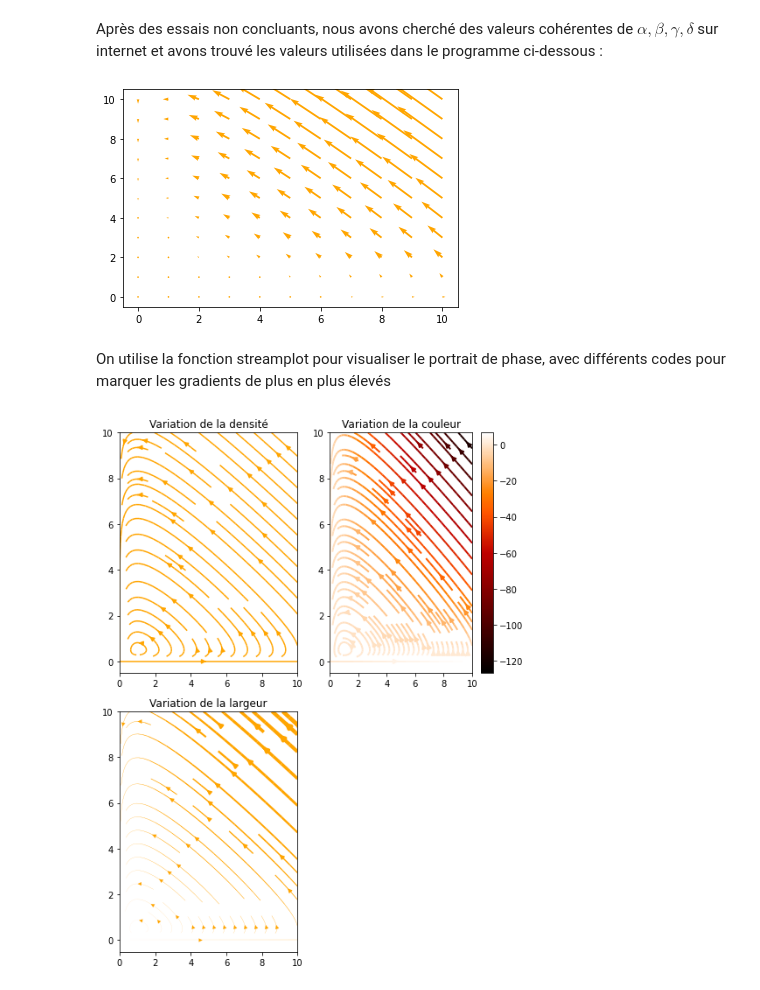
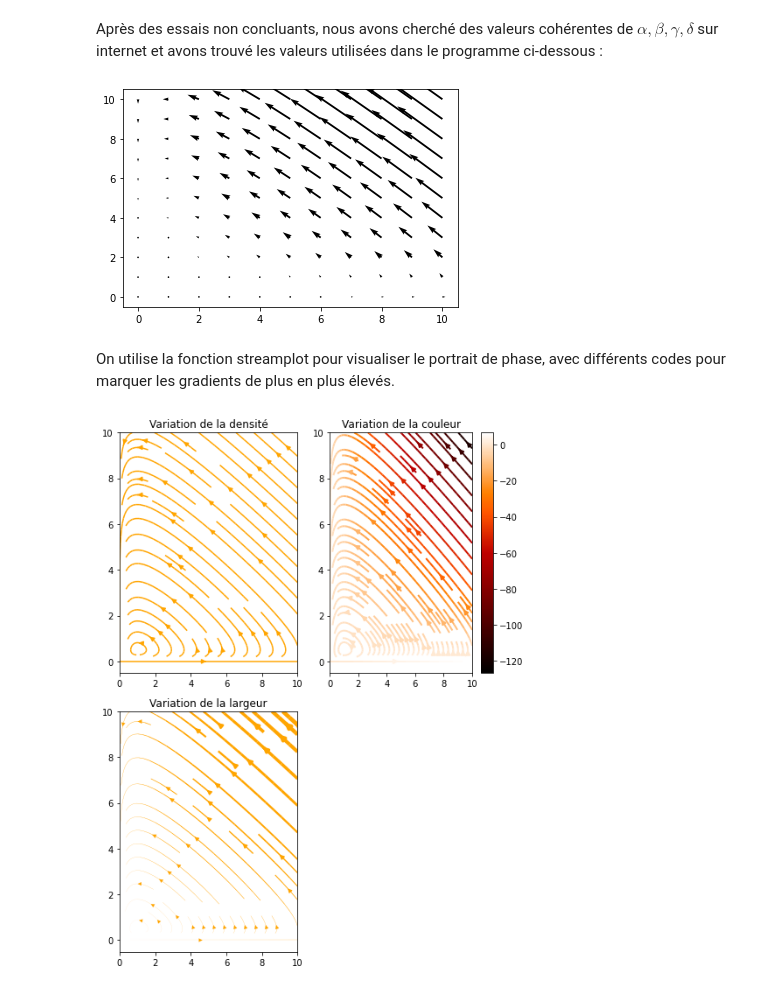
Before and after one commit to MariusMoulle/projet_numerique_2, a Jupyter notebook: notebook_reponse.ipynb, the cells around one changed output. Cells and saved outputs as stored; diff of their text form; code cells hidden in the pictures.

```diff
--- a/notebook_reponse.ipynb
+++ b/notebook_reponse.ipynb
@@ -44,28 +43,28 @@ Après des essais non concluants, nous avons cherché des valeurs cohérentes de
 # %%
 # définition des constantes
 alpha, beta, gamma, delta = 2/3, 4/3, 1, 1
 
 def f(x1, x2):
     return np.array([x1*(alpha - beta*x2), -x2*(gamma - delta*x1)])
 
-def affiche_champ_de_vecteur(limite = 10, couleur = "orange"):
+def affiche_champ_de_vecteur(limite = 10, couleur = "black"):
 
     x = np.linspace(0,limite,limite + 1)
     y = np.linspace(0, limite,limite + 1)
 
 
     X, Y = np.meshgrid(x, y)
     Z = f(X, Y)
 
     plt.quiver(X, Y, Z[0], Z[1], color = couleur)
     plt.show()
 
 
 affiche_champ_de_vecteur()
 # %% [output]
-[figure, old version]
+[figure, new version]
 # %% [markdown]
-On utilise la fonction streamplot pour visualiser le portrait de phase, avec différents codes pour marquer les gradients de plus en plus élevés
+On utilise la fonction streamplot pour visualiser le portrait de phase, avec différents codes pour marquer les gradients de plus en plus élevés.
 # %%
 def affiche_portrait_de_phase(limite = 10):
 
```
Also changed, not shown: parts of 15 cells of this notebook.
